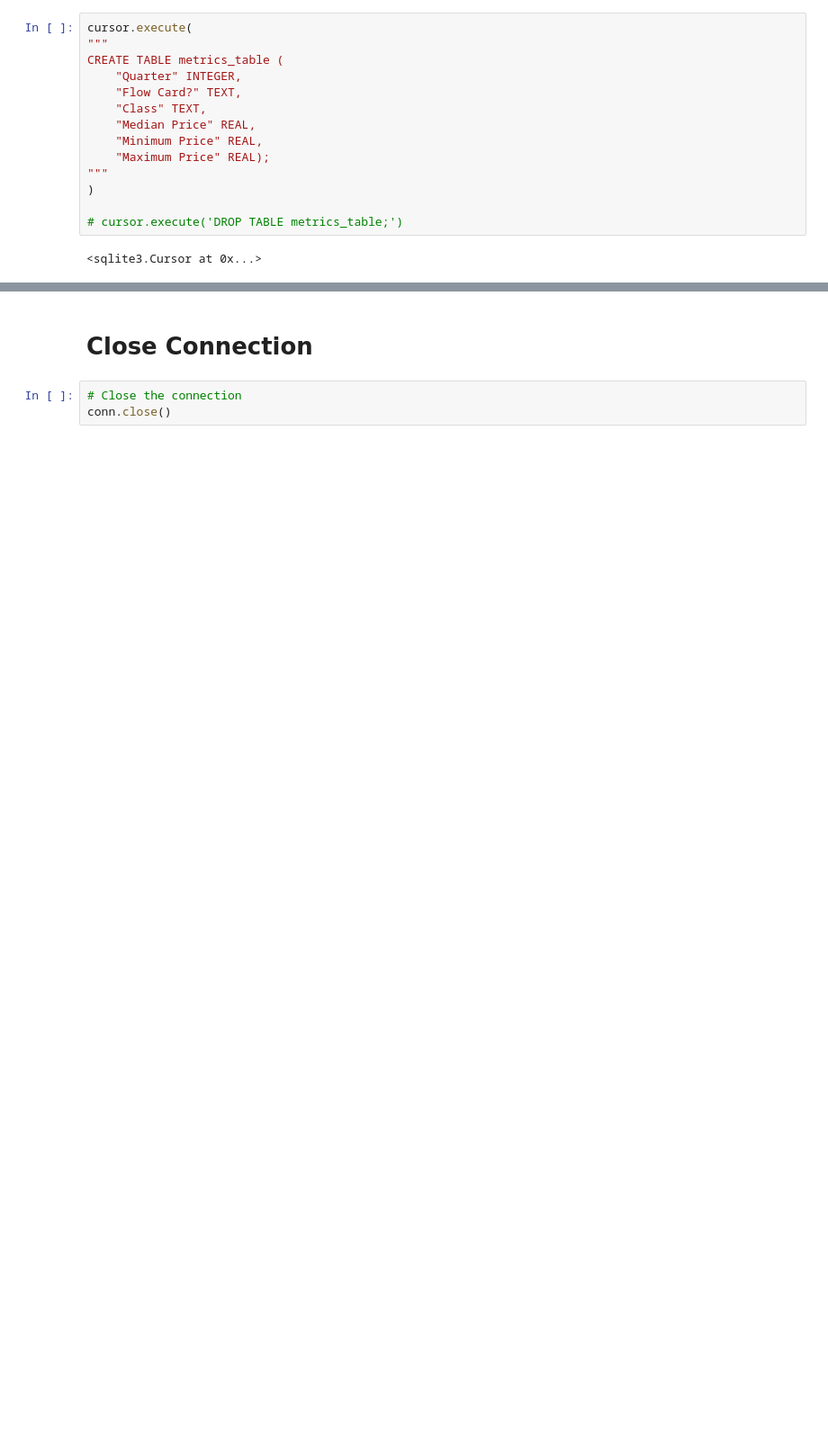
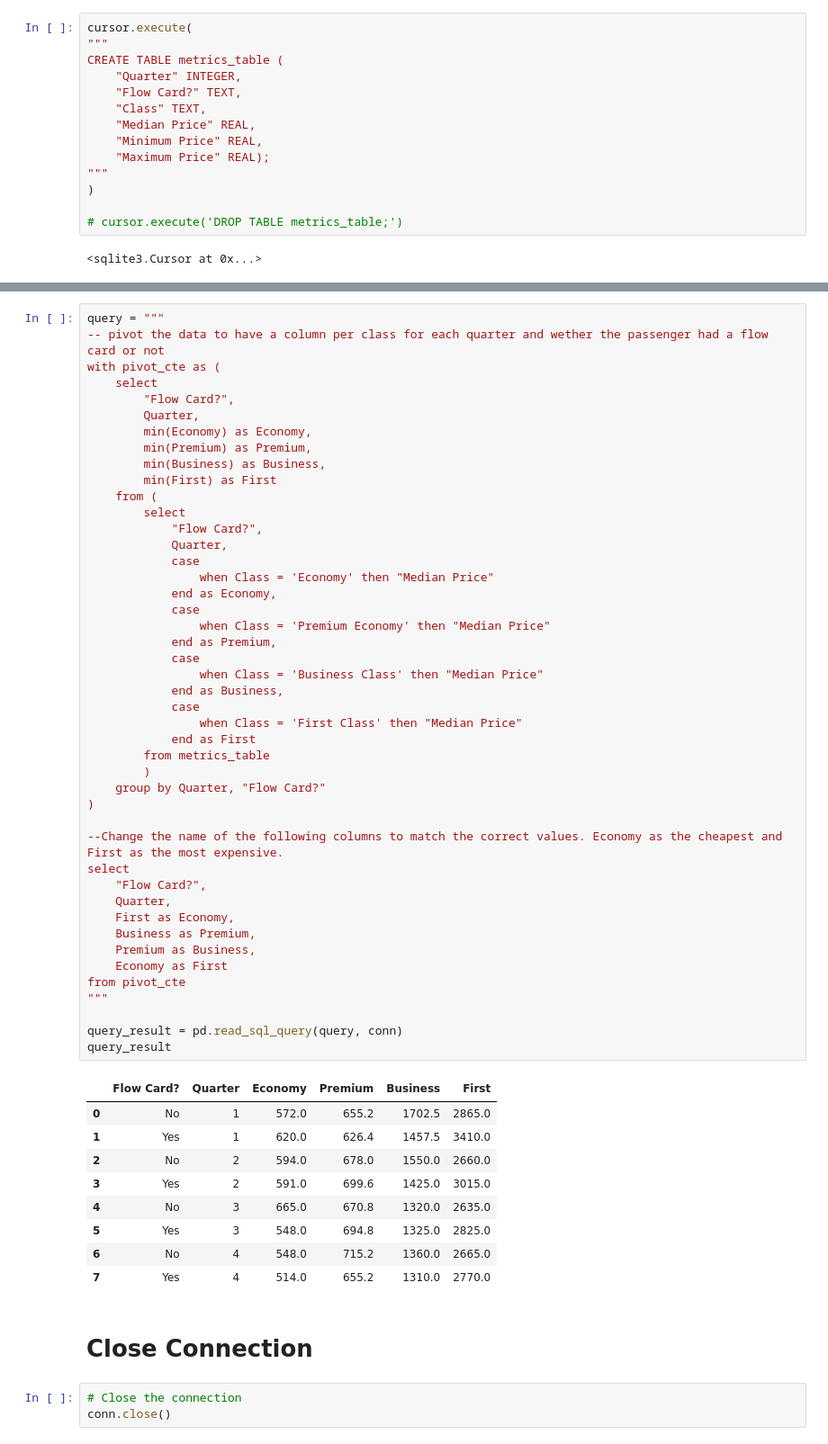
Before and after one commit to mglissmann/data_cleansing_sql_pandas, a Jupyter notebook: 2024/week_2/sql/analysis.ipynb, the cells around one changed output, grey strips where cells are left out. Shown at 90% size. Drawn from its saved outputs; the diff is of its cells as text; blank space fills up the shorter version.

```diff
--- a/2024/week_2/sql/analysis.ipynb
+++ b/2024/week_2/sql/analysis.ipynb
@@ -373,3 +388,58 @@ query_result.to_sql('metrics_table', conn, if_exists='replace', index=False)
+# %%
+query = """
+-- pivot the data to have a column per class for each quarter and wether the passenger had a flow card or not
+with pivot_cte as (
+    select
+        "Flow Card?",
+        Quarter,
+        min(Economy) as Economy,
+        min(Premium) as Premium,
+        min(Business) as Business,
+        min(First) as First
+    from (
+        select
+            "Flow Card?",
+            Quarter,
+            case
+                when Class = 'Economy' then "Median Price"
+            end as Economy,
+            case
+                when Class = 'Premium Economy' then "Median Price"
+            end as Premium,
+            case
+                when Class = 'Business Class' then "Median Price"
+            end as Business,
+            case
+                when Class = 'First Class' then "Median Price"
+            end as First
+        from metrics_table
+        )
+    group by Quarter, "Flow Card?"
+)
+
+--Change the name of the following columns to match the correct values. Economy as the cheapest and First as the most expensive.
+select
+    "Flow Card?",
+    Quarter,
+    First as Economy,
+    Business as Premium,
+    Premium as Business,
+    Economy as First
+from pivot_cte
+"""
+
+query_result = pd.read_sql_query(query, conn)
+query_result
+# %% [output]
+|  | Flow Card? | Quarter | Economy | Premium | Business | First |
+| 0 | No | 1 | 572.0 | 655.2 | 1702.5 | 2865.0 |
+| 1 | Yes | 1 | 620.0 | 626.4 | 1457.5 | 3410.0 |
+| 2 | No | 2 | 594.0 | 678.0 | 1550.0 | 2660.0 |
+| 3 | Yes | 2 | 591.0 | 699.6 | 1425.0 | 3015.0 |
+| 4 | No | 3 | 665.0 | 670.8 | 1320.0 | 2635.0 |
+| 5 | Yes | 3 | 548.0 | 694.8 | 1325.0 | 2825.0 |
+| 6 | No | 4 | 548.0 | 715.2 | 1360.0 | 2665.0 |
+| 7 | Yes | 4 | 514.0 | 655.2 | 1310.0 | 2770.0 |
 # %% [markdown]
 # Close Connection
 # %%
```
Also changed, not shown: parts of 2 cells of this notebook.
